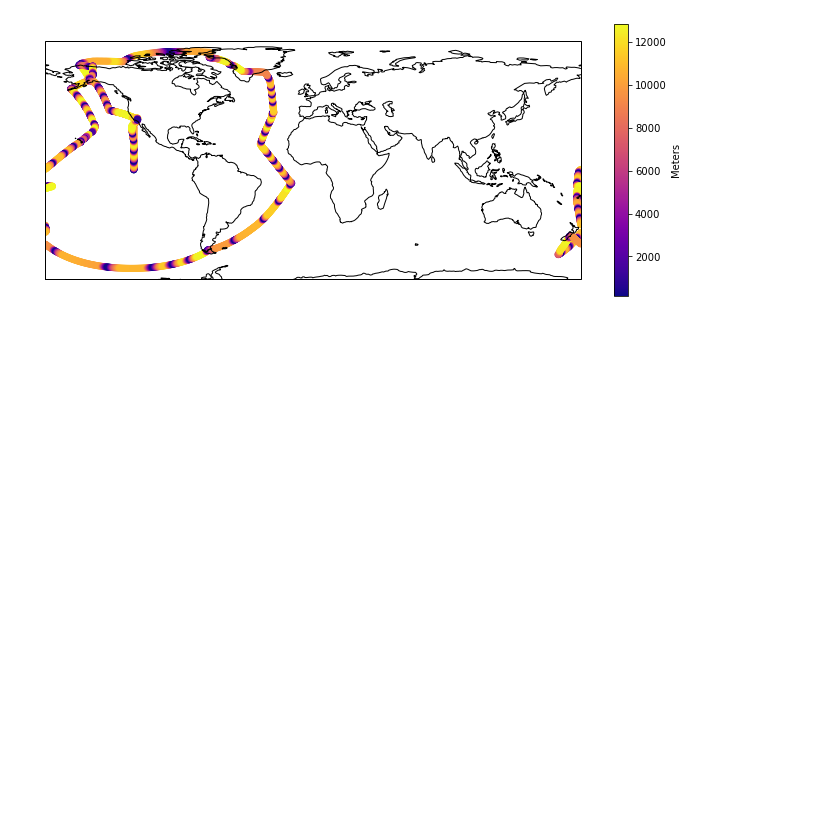
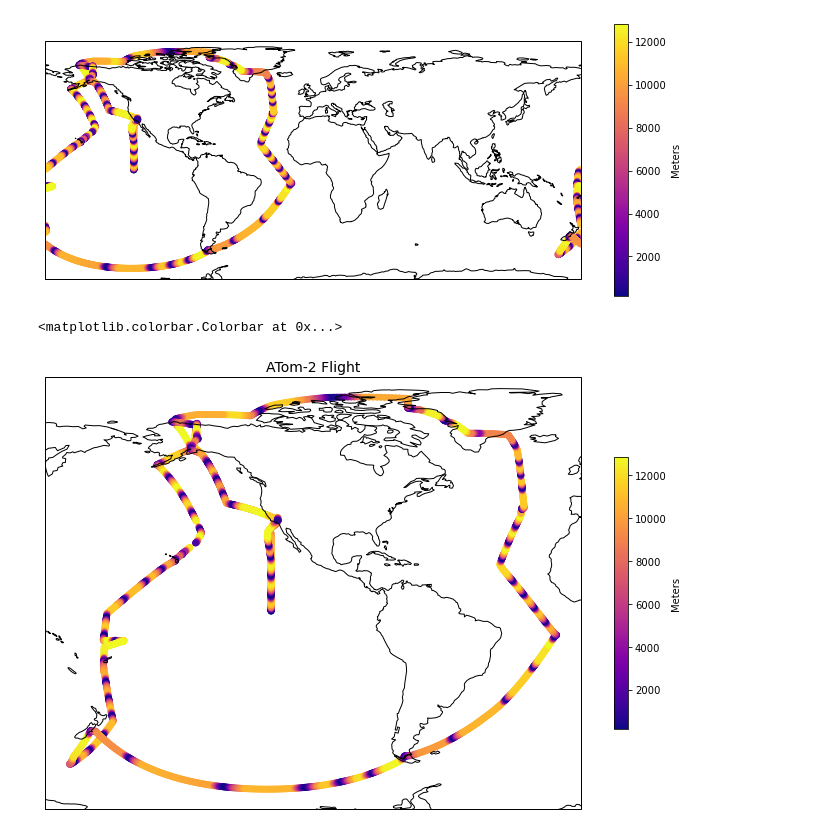
Before and after one commit to kaabre/621, a Jupyter notebook: icarrt_map.ipynb, the cells around one changed output. Drawn from its saved outputs; the diff is of its cells as text; code cells hidden in the pictures; blank space fills up the shorter version.

```diff
--- a/icarrt_map.ipynb
+++ b/icarrt_map.ipynb
@@ -148,3 +149,39 @@ figure.colorbar(im, ax=ax, shrink=0.5, label='Meters')
 # %% [output]
 <matplotlib.colorbar.Colorbar at 0x...>
 [figure]
+# %%
+import PseudoNetCDF as pnc
+import cartopy.crs as ccrs
+from cartopy import config
+import matplotlib.pyplot as plt
+
+inpath = '/Users/mshogrin/Data/ATS621/MER-TOGA_DC8_20170129_R18.ict'
+
+infile = pnc.pncopen(inpath, format = 'ffi1001')
+
+lon1 = infile.variables['G_LONG'][...]
+lat1 = infile.variables['G_LAT'][...]
+alt1 = infile.variables['G_ALT'][...]
+
+figure = plt.figure(figsize=(12,10))
+#ax = figure.add_subplot(1,1,1, projection=ccrs.PlateCarree())
+ax = figure.add_subplot(1,1,1, projection=ccrs.PlateCarree(central_longitude=-30))
+#ax = figure.add_subplot(1,1,1, projection=ccrs.Mollweide(central_longitude=-150, globe=None, false_easting=None, false_northing=None))
+ax.coastlines()
+#ax.set_extent([140, -180, -80, 80])
+ax.scatter(30+lon1,lat1, c=alt1, cmap='plasma')
+im = ax.scatter(30+lon,lat, c=alt, cmap='plasma')
+ax.scatter(30+lon2,lat2, c=alt2, cmap='plasma')
+ax.scatter(30+lon3,lat3, c=alt3, cmap='plasma')
+ax.scatter(30+lon4,lat4, c=alt4, cmap='plasma')
+ax.scatter(30+lon5,lat5, c=alt5, cmap='plasma')
+ax.scatter(30+lon6,lat6, c=alt6, cmap='plasma')
+ax.scatter(30+lon7,lat7, c=alt7, cmap='plasma')
+ax.scatter(30+lon8,lat8, c=alt8, cmap='plasma')
+ax.scatter(30+lon9,lat9, c=alt9, cmap='plasma')
+ax.scatter(30+lon10,lat10, c=alt10, cmap='plasma')
+plt.title('ATom-2 Flight', fontsize=14)
+figure.colorbar(im, ax=ax, shrink=0.5, label='Meters')
+# %% [output]
+<matplotlib.colorbar.Colorbar at 0x...>
+[figure, added]
```
Also changed, not shown: parts of 1 cell of this notebook.
